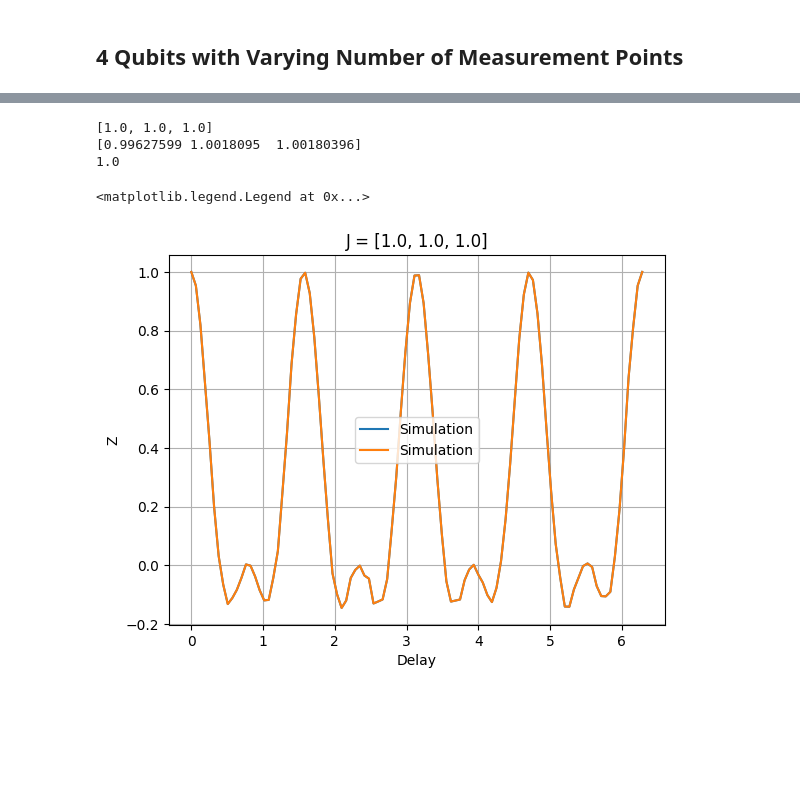
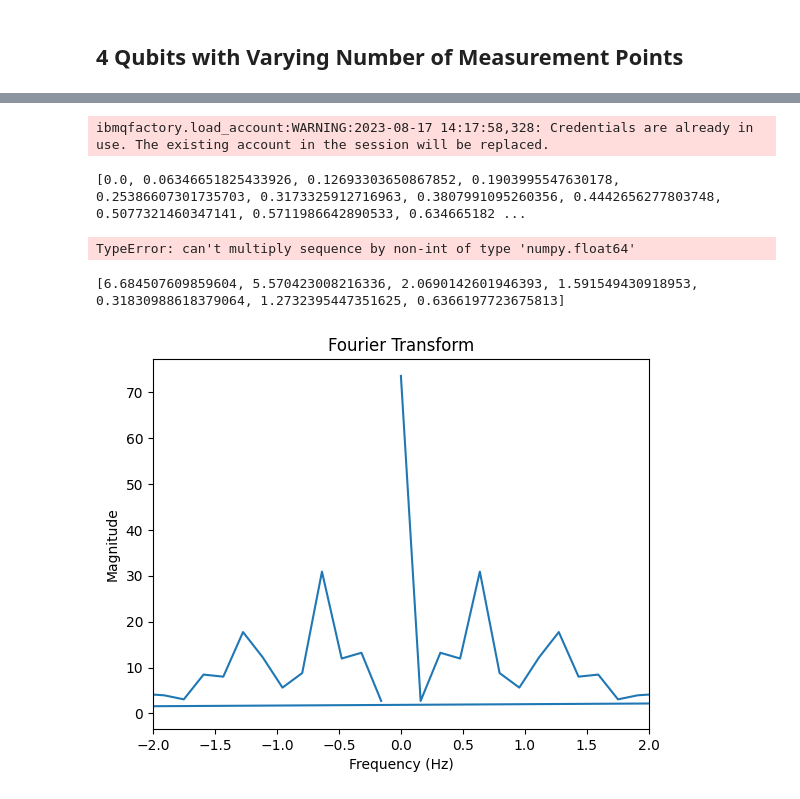
Before and after one commit to Davidkatom/Crosstalk, a Jupyter notebook: CosineFit.ipynb, the cells around one changed output, grey strips where cells are left out. Saved outputs shown, nothing was run; the diff lists cells and outputs as text; code cells hidden in the pictures; blank space fills up the shorter version.

```diff
--- a/CosineFit.ipynb
+++ b/CosineFit.ipynb
@@ -140,7 +135,7 @@ plt.xlabel('Shots')
 #plt.ylim(0, 0.1)
 for i in range(1, len(exp)):
     dist = exp[i]
-    plt.errorbar(shots, dist["mean"],yerr=dist["std"], linestyle='-',  label=f'mean - measurement points = {str(i)}')
-    plt.plot(shots, dist["median"], linestyle='--', label=f'median - measurement points = {str(i)}')
+    plt.errorbar(shots, dist["mean"],yerr=dist["std"], linestyle='-',  label=f'mean - measurement points = {str(measurements[i])}')
+    plt.plot(shots, dist["median"], linestyle='--', label=f'median - measurement points = {str(measurements[i])}')
 plt.xscale('log', base=2)
 plt.legend()
@@ -147,14 +191,29 @@ plt.legend()
 # %%
 import random
-from ramsey_experiment import RamseyExperiment
-from ramsey_experiment import RamseyBatch
+import importlib
+import ramsey_experiment
+ramsey_experiment=importlib.reload(ramsey_experiment)
+RamseyExperiment=ramsey_experiment.RamseyExperiment
+RamseyBatch=ramsey_experiment.RamseyBatch
+
+n = 3
+def func(t, js):
+    n = len(js)
+    result = 2*n
+    for i in range(n):
+        result += 4 * np.cos(4 * js[i] * t)
+    for i in range(n):
+        result += 2*np.cos(4 * (js[i] + js[(i + 1) % n]) * t)
+    return result / (2 ** (n-(n-3)))
+
+
 delay_list = []
 exp = []
 measurements = 100
-delay = np.linspace(0,2*np.pi,100)
-J = [random.gauss(1, 0) for _ in range(3)]
+delay = np.linspace(0,2*np.pi,measurements)
+J = [random.gauss(1, 0.3) for _ in range(n)]
 for t in delay:
-    delay_list.append(RamseyExperiment(3, t, 6000, J=J))
+    delay_list.append(RamseyExperiment(n, t, 100, J, "3"))
 ramseyBatch = RamseyBatch(delay_list)
 
 print(J)
@@ -167,11 +226,43 @@ plt.xlabel('Delay')
 plt.title(f'J = {J}')
 plt.plot(delay,ramseyBatch.Z, label = 'Simulation')
 
-plt.plot(delay,[rexp.z for rexp in delay_list], label = 'Simulation')
+from scipy.ndimage import gaussian_filter
+
+#smoothed_data = gaussian_filter(ramseyBatch.Z, sigma=1)
+
+#plt.plot(delay,smoothed_data, label = 'smoothed simulation')
+
+plt.plot(delay,[func(t,J) for t in delay], label = 'fit')
+plt.plot(delay,[func(t,ramseyBatch.J_fit) for t in delay], label = 'Found J')
+
 plt.legend()
 # %% [output]
-[1.0, 1.0, 1.0]
-[0.99627599 1.0018095  1.00180396]
-1.0
+ibmqfactory.load_account:WARNING:2023-08-17 14:17:58,328: Credentials are already in use. The existing account in the session will be replaced.
-<matplotlib.legend.Legend at 0x...>
+[0.0, 0.06346651825433926, 0.12693303650867852, 0.1903995547630178, 0.25386607301735703, 0.3173325912716963, 0.3807991095260356, 0.4442656277803748, 0.5077321460347141, 0.5711986642890533, 0.634665182 ...
-[figure, removed]
+TypeError: can't multiply sequence by non-int of type 'numpy.float64'
+# %%
+from scipy.signal import find_peaks
+
+fft_output = np.fft.fft(ramseyBatch.Z)
+# Compute the corresponding frequencies
+sample_rate = measurements/(2*np.pi)  # Sampling rate of your data (change if known)
+frequencies = np.fft.fftfreq(len(ramseyBatch.Z), 1/sample_rate)
+
+# Compute the magnitude (absolute value) of the Fourier Transform
+magnitude = np.abs(fft_output)
+peaks, _ = find_peaks(magnitude, height=2) # Set an appropriate threshold
+sorted_peaks = np.argsort(magnitude[peaks])[-14:]
+peak_frequencies = frequencies[peaks[sorted_peaks]]
+peak_frequencies = [freq for freq in peak_frequencies if freq > 0]
+
+print(peak_frequencies)
+# Plot the magnitude of the Fourier Transform
+plt.plot(frequencies, magnitude)
+plt.title('Fourier Transform')
+plt.xlabel('Frequency (Hz)')
+plt.ylabel('Magnitude')
+plt.xlim(-2, 2)
+plt.show()
+# %% [output]
+[6.684507609859604, 5.570423008216336, 2.0690142601946393, 1.591549430918953, 0.31830988618379064, 1.2732395447351625, 0.6366197723675813]
+[figure, added]
```
Also changed, not shown: parts of 7 cells of this notebook, 1 other file.
